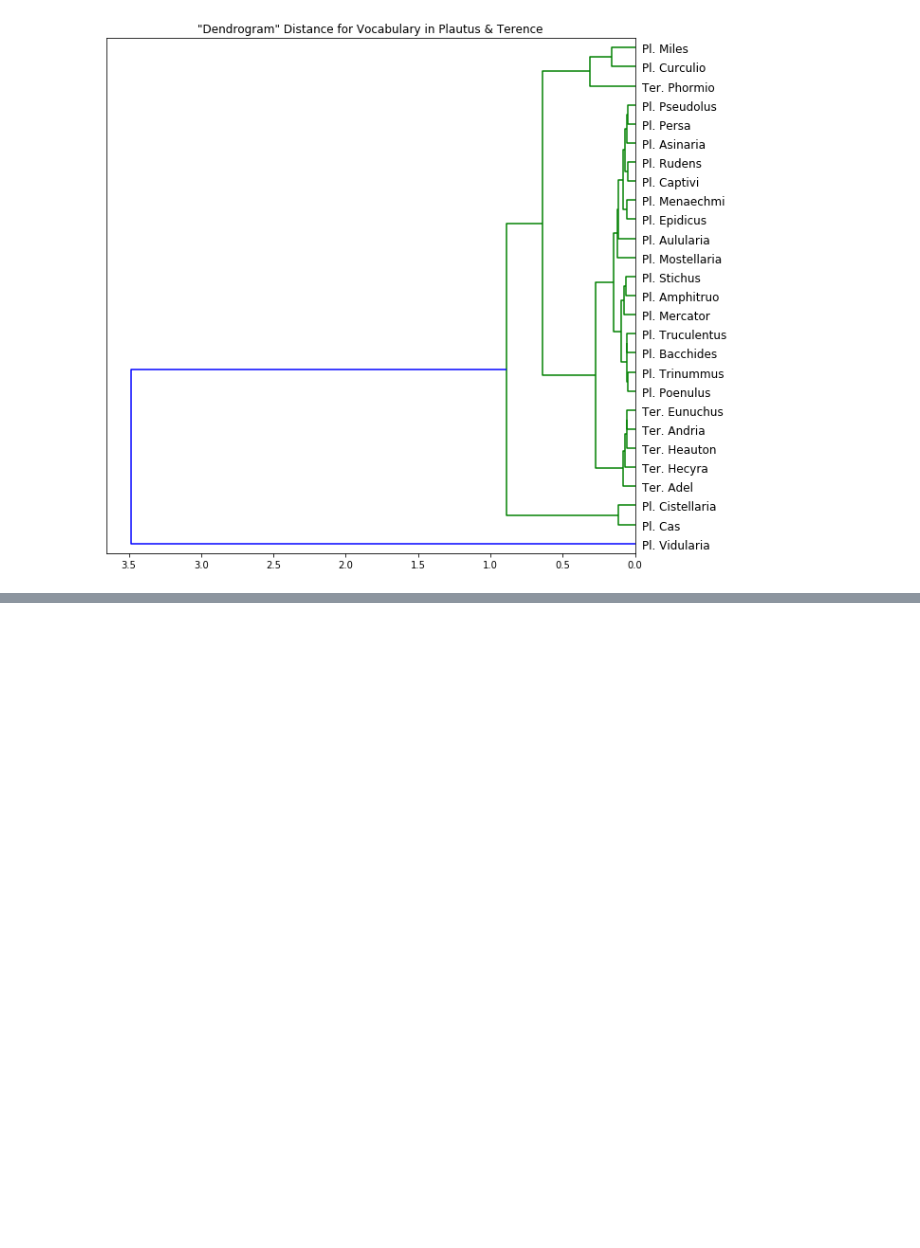
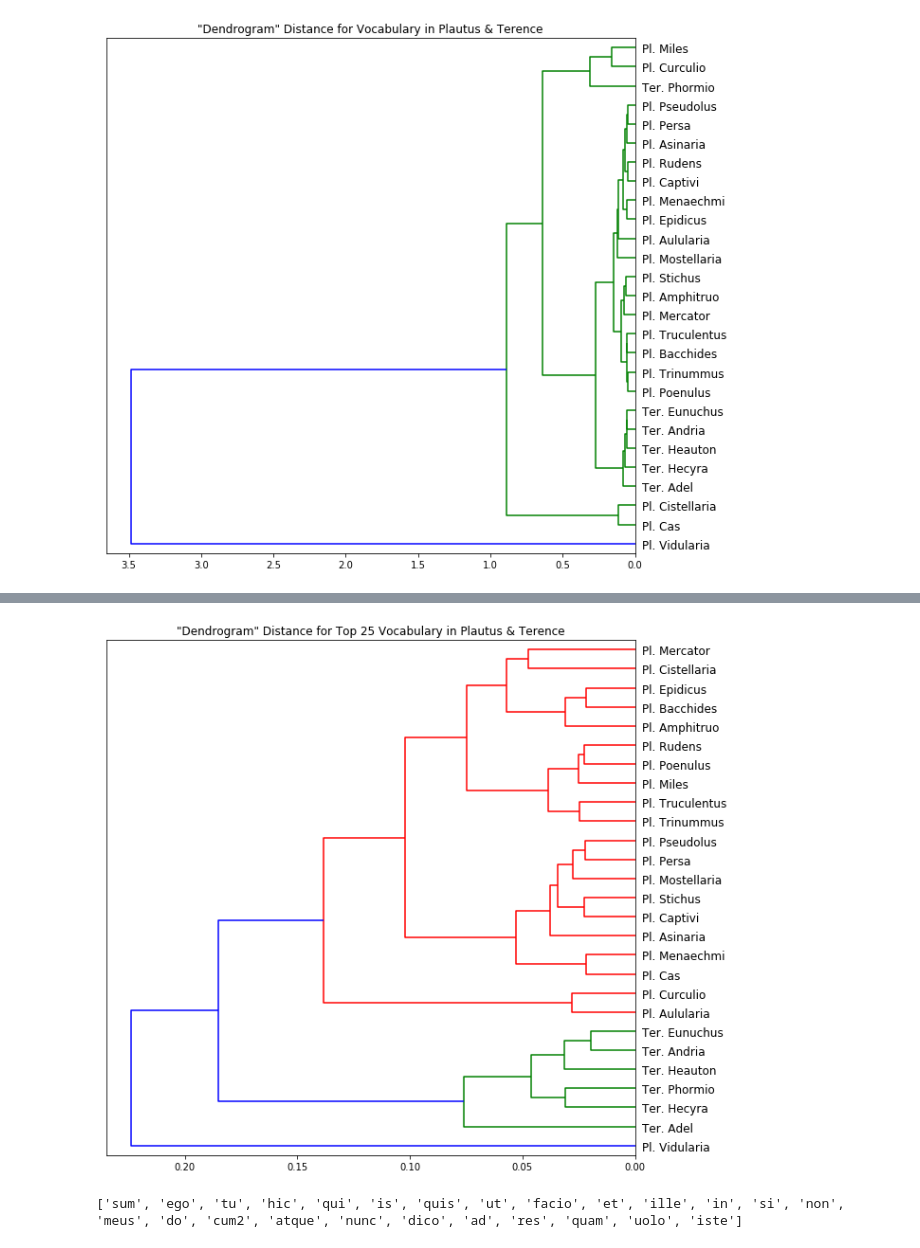
Before and after one commit to diyclassics/ll-experiments, a Jupyter notebook: consistency.ipynb, the cells around one changed output, grey strips where cells are left out. Cells and saved outputs as stored; diff of their text form; code cells hidden in the pictures; blank space fills up the shorter version.

```diff
--- a/consistency.ipynb
+++ b/consistency.ipynb
@@ -206,0 +246,24 @@ plt.show()
+# %%
+# We can combine our two dramatists to visualize them together
+
+from scipy.cluster.hierarchy import ward, dendrogram
+linkage_matrix = ward(dist)
+
+dtm = vectorizer.fit_transform(texts)
+dtm = dtm.toarray()
+
+dist = 1 - cosine_similarity(dtm)
+mds = MDS(n_components=2, dissimilarity='precomputed', random_state=1)
+pos = mds.fit_transform(dist)
+linkage_matrix = ward(dist)
+
+plt.figure(figsize=(10,10))
+plt.title(f'"Dendrogram" Distance for Top {top} Vocabulary in Plautus & Terence')
+dendrogram(linkage_matrix, orientation="left", labels=titles, leaf_font_size=12);
+plt.show()
+# %% [output]
+[figure, added]
+# %%
+print(top_lemmas)
+# %% [output]
+['sum', 'ego', 'tu', 'hic', 'qui', 'is', 'quis', 'ut', 'facio', 'et', 'ille', 'in', 'si', 'non', 'meus', 'do', 'cum2', 'atque', 'nunc', 'dico', 'ad', 'res', 'quam', 'uolo', 'iste']
```
Also changed, not shown: parts of 7 cells of this notebook.
